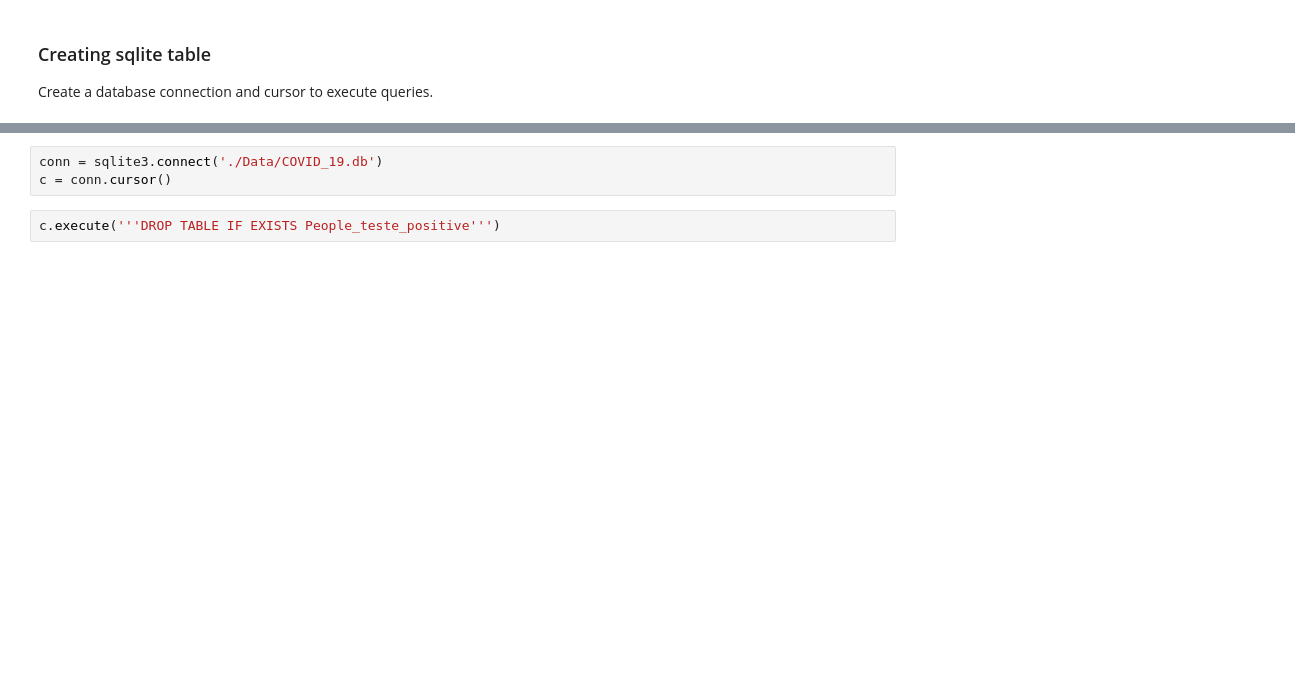
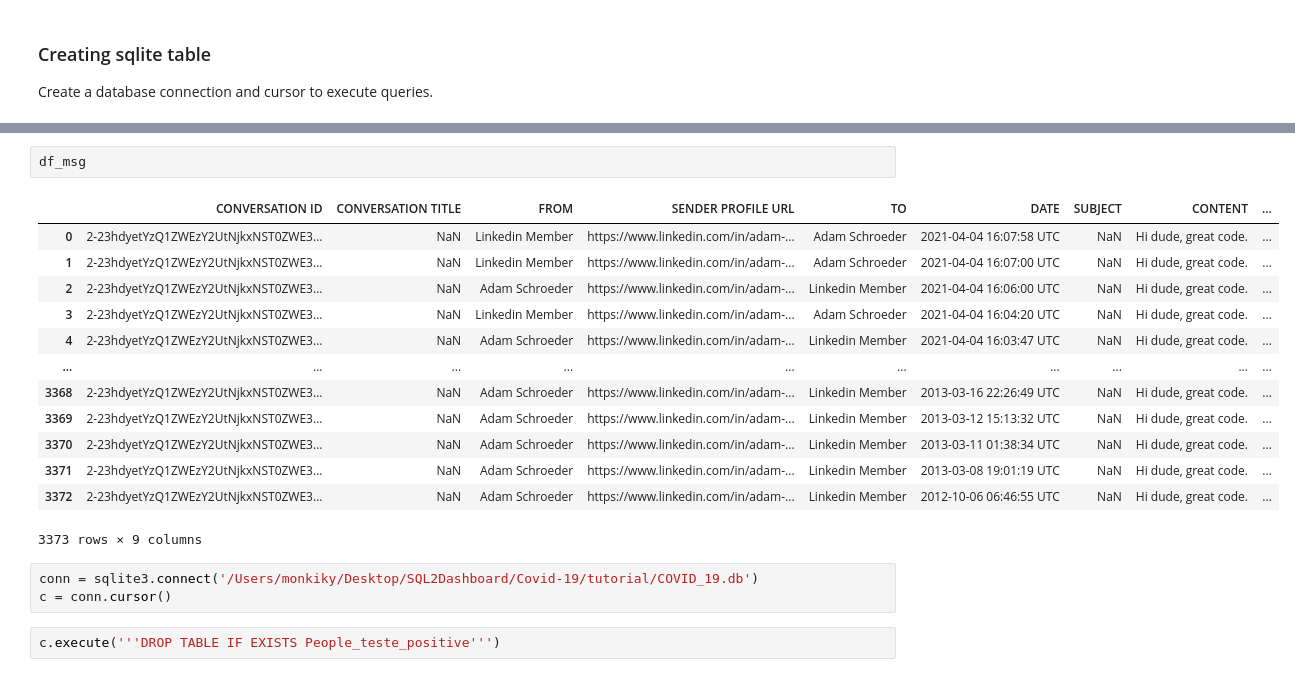
Before and after one commit to Manuel-DominguezCBG/SQL2Dashboard, a Jupyter notebook: Covid-19/COVID-19_data_to_dashboard.ipynb, the cells around one changed output, grey strips where cells are left out. Saved outputs shown, nothing was run; the diff lists cells and outputs as text; blank space fills up the shorter version.

Commit message:
Dashboard_COVID_created

```diff
--- a/Covid-19/COVID-19_data_to_dashboard.ipynb
+++ b/Covid-19/COVID-19_data_to_dashboard.ipynb
@@ -115,5 +213,21 @@ Create a database connection and cursor to execute queries.
+# %%
+df_msg
+# %% [output]
+|  | CONVERSATION ID | CONVERSATION TITLE | FROM | SENDER PROFILE URL | TO | DATE | SUBJECT | CONTENT | ... |
+| 0 | 2-23hdyetYzQ1ZWEzY2UtNjkxNST0ZWE3... | NaN | Linkedin Member | https://www.linkedin.com/in/adam-... | Adam Schroeder | 2021-04-04 16:07:58 UTC | NaN | Hi dude, great code. | ... |
+| 1 | 2-23hdyetYzQ1ZWEzY2UtNjkxNST0ZWE3... | NaN | Linkedin Member | https://www.linkedin.com/in/adam-... | Adam Schroeder | 2021-04-04 16:07:00 UTC | NaN | Hi dude, great code. | ... |
+| 2 | 2-23hdyetYzQ1ZWEzY2UtNjkxNST0ZWE3... | NaN | Adam Schroeder | https://www.linkedin.com/in/adam-... | Linkedin Member | 2021-04-04 16:06:00 UTC | NaN | Hi dude, great code. | ... |
+| 3 | 2-23hdyetYzQ1ZWEzY2UtNjkxNST0ZWE3... | NaN | Linkedin Member | https://www.linkedin.com/in/adam-... | Adam Schroeder | 2021-04-04 16:04:20 UTC | NaN | Hi dude, great code. | ... |
+| 4 | 2-23hdyetYzQ1ZWEzY2UtNjkxNST0ZWE3... | NaN | Adam Schroeder | https://www.linkedin.com/in/adam-... | Linkedin Member | 2021-04-04 16:03:47 UTC | NaN | Hi dude, great code. | ... |
+| ... | ... | ... | ... | ... | ... | ... | ... | ... | ... |
+| 3368 | 2-23hdyetYzQ1ZWEzY2UtNjkxNST0ZWE3... | NaN | Adam Schroeder | https://www.linkedin.com/in/adam-... | Linkedin Member | 2013-03-16 22:26:49 UTC | NaN | Hi dude, great code. | ... |
+| 3369 | 2-23hdyetYzQ1ZWEzY2UtNjkxNST0ZWE3... | NaN | Adam Schroeder | https://www.linkedin.com/in/adam-... | Linkedin Member | 2013-03-12 15:13:32 UTC | NaN | Hi dude, great code. | ... |
+| 3370 | 2-23hdyetYzQ1ZWEzY2UtNjkxNST0ZWE3... | NaN | Adam Schroeder | https://www.linkedin.com/in/adam-... | Linkedin Member | 2013-03-11 01:38:34 UTC | NaN | Hi dude, great code. | ... |
+| 3371 | 2-23hdyetYzQ1ZWEzY2UtNjkxNST0ZWE3... | NaN | Adam Schroeder | https://www.linkedin.com/in/adam-... | Linkedin Member | 2013-03-08 19:01:19 UTC | NaN | Hi dude, great code. | ... |
+| 3372 | 2-23hdyetYzQ1ZWEzY2UtNjkxNST0ZWE3... | NaN | Adam Schroeder | https://www.linkedin.com/in/adam-... | Linkedin Member | 2012-10-06 06:46:55 UTC | NaN | Hi dude, great code. | ... |
+3373 rows × 9 columns
 # %%
-conn = sqlite3.connect('./Data/COVID_19.db')
+conn = sqlite3.connect('/Users/monkiky/Desktop/SQL2Dashboard/Covid-19/tutorial/COVID_19.db')
 c = conn.cursor()
 # %%
 c.execute('''DROP TABLE IF EXISTS People_teste_positive''')
```
Also changed, not shown: parts of 18 cells of this notebook, 14 other files.
